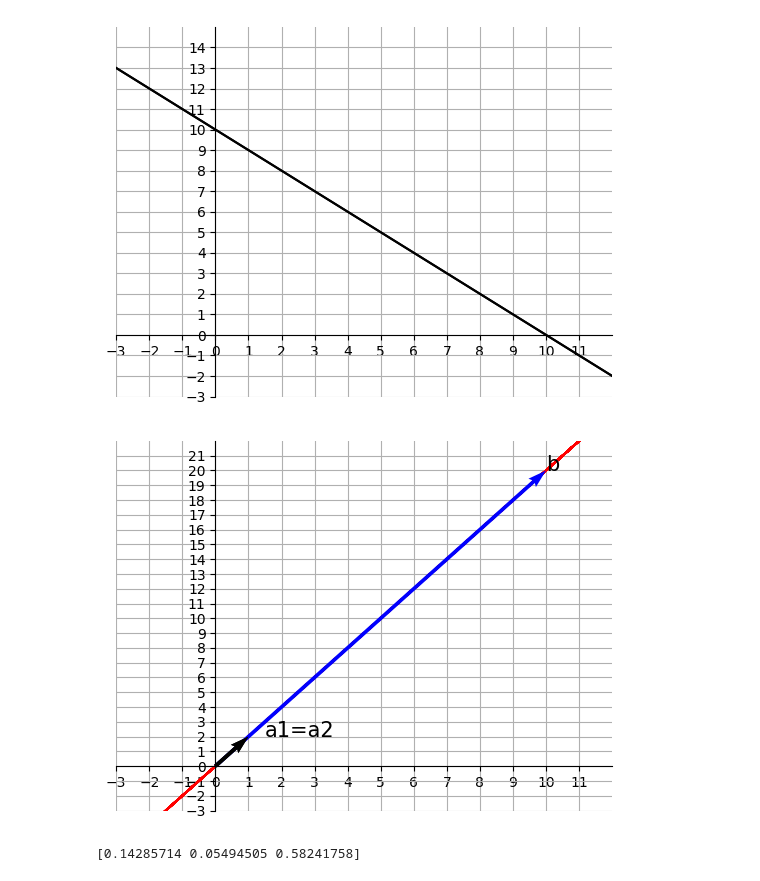
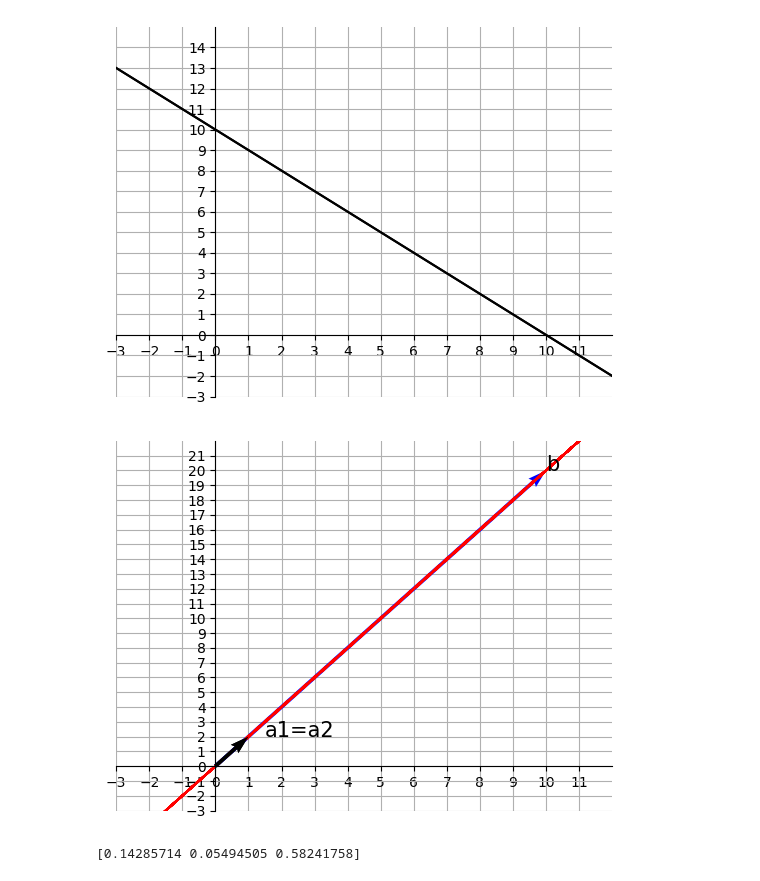
Before and after one commit to inwoo01/math2, a Jupyter notebook: 4주차실습.ipynb, the cells around one changed output. Cells and saved outputs as stored; diff of their text form; code cells hidden in the pictures.

```diff
--- a/4주차실습.ipynb
+++ b/4주차실습.ipynb
@@ -849,37 +849,37 @@ a1=A[:,0]
 a2=A[:,1]
 c1=-b
 fig=plt.figure()
 ax=fig.add_subplot(1,1,1)
 
 line_x=[]
 line_y=[]
 for c1 in np.linspace(-5,25,25):
   for c2 in np.linspace(-5,25,25):
     c1_a1=a1*c1
     c2_a2=a1*c2
     sum=c1_a1+c2_a2
     line_x.append(sum[0])
     line_y.append(sum[1])
-plt.plot(line_x,line_y,color='red',zorder=1)
-plt.quiver(0,0,a1[0],a1[1],angles='xy',scale_units='xy',scale=1,zorder=2)
-plt.quiver(0,0,a2[0],a2[1],angles='xy',scale_units='xy',scale=1,zorder=2)
+plt.plot(line_x,line_y,color='red',zorder=2)
+plt.quiver(0,0,a1[0],a1[1],angles='xy',scale_units='xy',scale=1,zorder=3)
+plt.quiver(0,0,a2[0],a2[1],angles='xy',scale_units='xy',scale=1,zorder=1)
 plt.quiver(0,0,b[0],b[1],angles='xy',scale_units='xy',scale=1,color='blue')
 plt.text(a1[0]+0.5,a1[1],'a1=a2',size=15,zorder=2)
 plt.text(b[0],b[1],'b',size=15)
 
 ax.axis([-3,12,-3,22])
 ax.set_xticks(range(-3,12))
 ax.set_yticks(range(-3,22))
 ax.grid()
 ax.set_axisbelow(True)
 ax.set_aspect('auto',adjustable='box')
 ax.spines['left'].set_position('zero')
 ax.spines['bottom'].set_position('zero')
 ax.spines['right'].set_color('none')
 ax.spines['top'].set_color('none')
 plt.show()
 # %% [output]
-[figure, old version]
+[figure, new version]
 # %%
 import numpy as np
 
```
Also changed, not shown: parts of 7 cells of this notebook.
